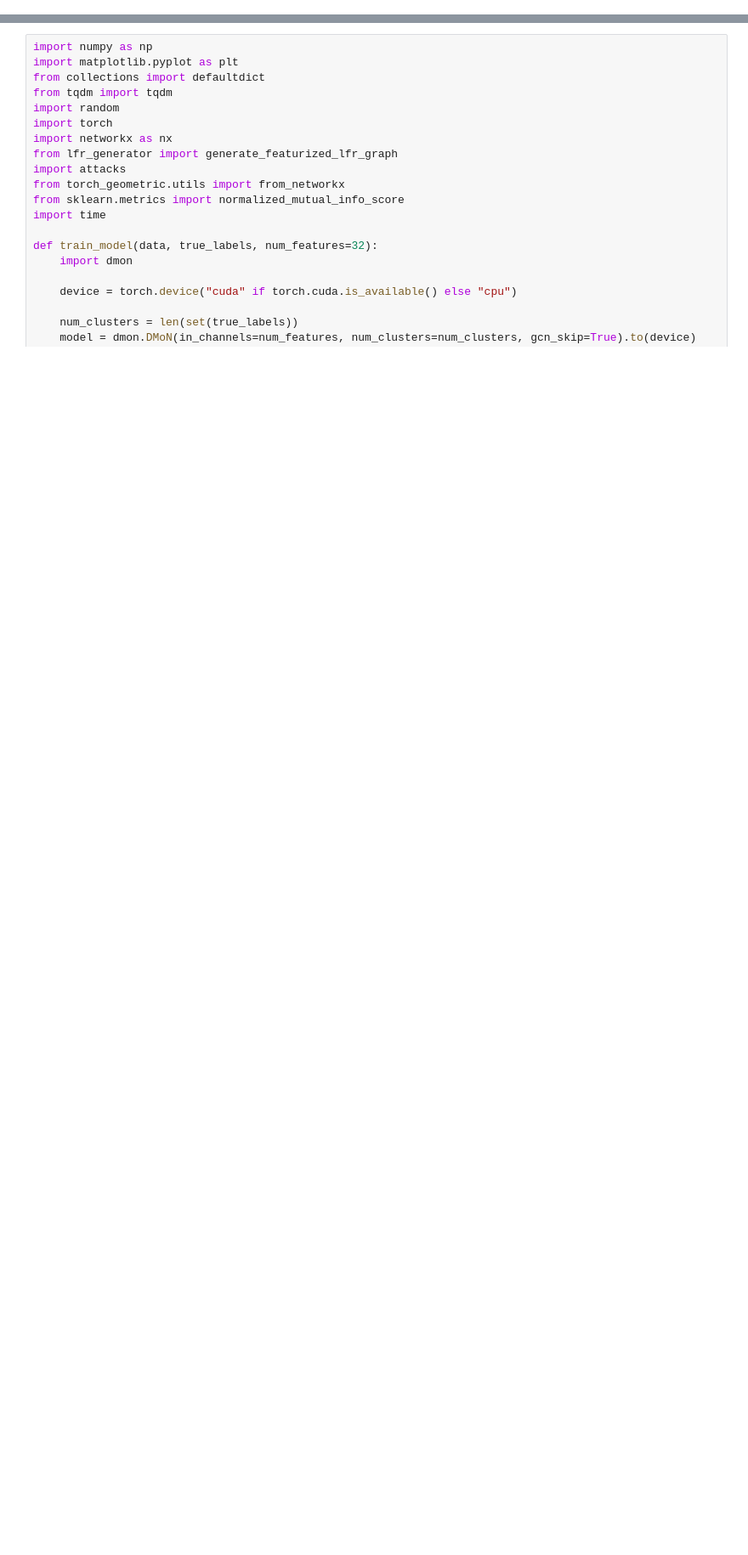
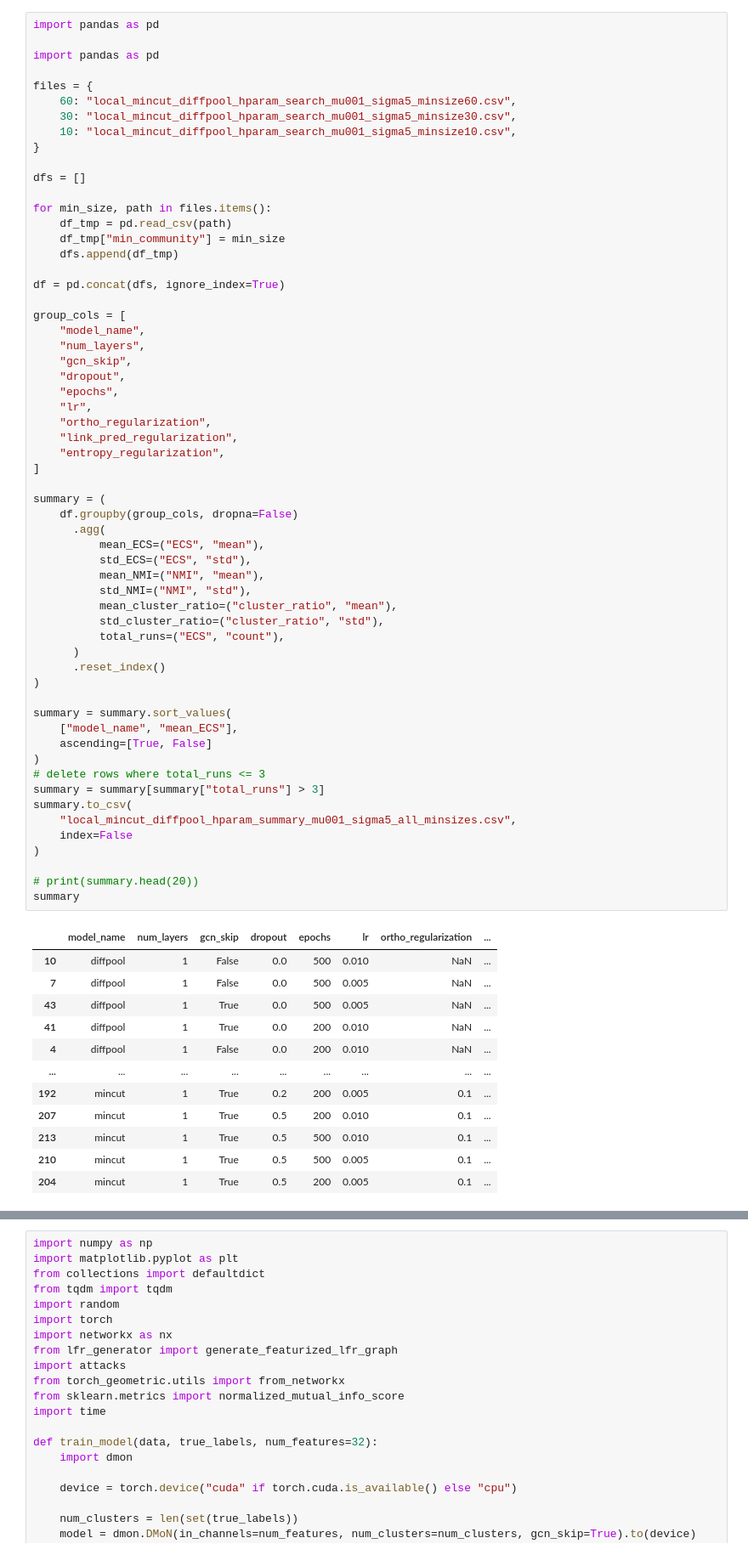
Before and after one commit to dalyapraz/gnn-community-concealment, a Jupyter notebook: lfr_dmon.ipynb, the cells around one changed output, grey strips where cells are left out. Shown at 85% size. Saved outputs shown, nothing was run; the diff lists cells and outputs as text; blank space fills up the shorter version.

Commit message:
hyperparameter search for DiffPool and MinCut

```diff
--- a/lfr_dmon.ipynb
+++ b/lfr_dmon.ipynb
@@ -160,0 +496,72 @@ Attacked M1: 0.0, M2: 0.1299492385786802
+# %%
+import pandas as pd
+
+import pandas as pd
+
+files = {
+    60: "local_mincut_diffpool_hparam_search_mu001_sigma5_minsize60.csv",
+    30: "local_mincut_diffpool_hparam_search_mu001_sigma5_minsize30.csv",
+    10: "local_mincut_diffpool_hparam_search_mu001_sigma5_minsize10.csv",
+}
+
+dfs = []
+
+for min_size, path in files.items():
+    df_tmp = pd.read_csv(path)
+    df_tmp["min_community"] = min_size
+    dfs.append(df_tmp)
+
+df = pd.concat(dfs, ignore_index=True)
+
+group_cols = [
+    "model_name",
+    "num_layers",
+    "gcn_skip",
+    "dropout",
+    "epochs",
+    "lr",
+    "ortho_regularization",
+    "link_pred_regularization",
+    "entropy_regularization",
+]
+
+summary = (
+    df.groupby(group_cols, dropna=False)
+      .agg(
+          mean_ECS=("ECS", "mean"),
+          std_ECS=("ECS", "std"),
+          mean_NMI=("NMI", "mean"),
+          std_NMI=("NMI", "std"),
+          mean_cluster_ratio=("cluster_ratio", "mean"),
+          std_cluster_ratio=("cluster_ratio", "std"),
+          total_runs=("ECS", "count"),
+      )
+      .reset_index()
+)
+
+summary = summary.sort_values(
+    ["model_name", "mean_ECS"],
+    ascending=[True, False]
+)
+# delete rows where total_runs <= 3
+summary = summary[summary["total_runs"] > 3]
+summary.to_csv(
+    "local_mincut_diffpool_hparam_summary_mu001_sigma5_all_minsizes.csv",
+    index=False
+)
+
+# print(summary.head(20))
+summary
+# %% [output]
+|  | model_name | num_layers | gcn_skip | dropout | epochs | lr | ortho_regularization | ... |
+| 10 | diffpool | 1 | False | 0.0 | 500 | 0.010 | NaN | ... |
+| 7 | diffpool | 1 | False | 0.0 | 500 | 0.005 | NaN | ... |
+| 43 | diffpool | 1 | True | 0.0 | 500 | 0.005 | NaN | ... |
+| 41 | diffpool | 1 | True | 0.0 | 200 | 0.010 | NaN | ... |
+| 4 | diffpool | 1 | False | 0.0 | 200 | 0.010 | NaN | ... |
+| ... | ... | ... | ... | ... | ... | ... | ... | ... |
+| 192 | mincut | 1 | True | 0.2 | 200 | 0.005 | 0.1 | ... |
+| 207 | mincut | 1 | True | 0.5 | 200 | 0.010 | 0.1 | ... |
+| 213 | mincut | 1 | True | 0.5 | 500 | 0.010 | 0.1 | ... |
+| 210 | mincut | 1 | True | 0.5 | 500 | 0.005 | 0.1 | ... |
+| 204 | mincut | 1 | True | 0.5 | 200 | 0.005 | 0.1 | ... |
```
Also changed, not shown: parts of 6 cells of this notebook, 6 other files.
